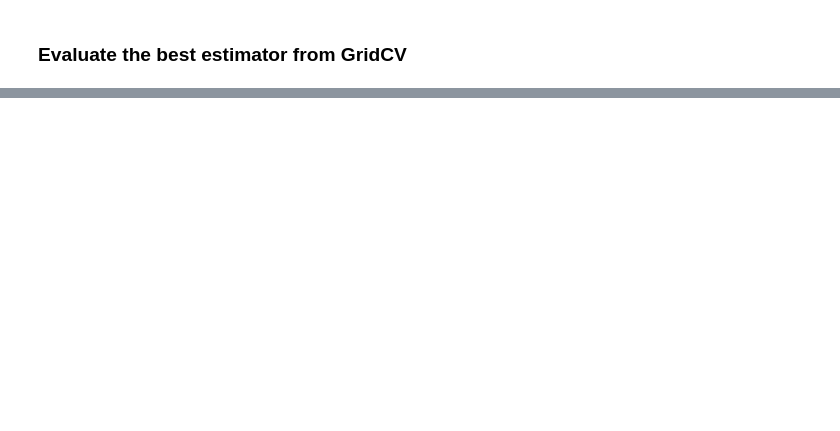
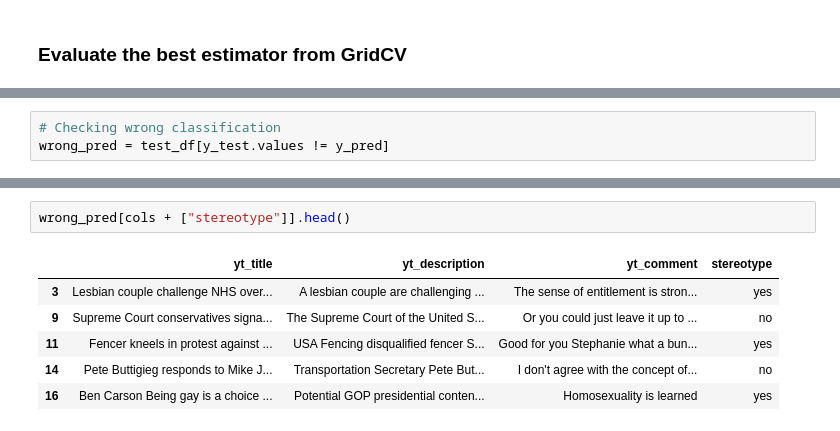
Before and after one commit to MarcoLuw/semal27-stereoqueereval, a Jupyter notebook: experiments/StereoQueerEval_task1.ipynb, the cells around one changed output, grey strips where cells are left out. Cells and saved outputs as stored; diff of their text form; blank space fills up the shorter version.

```diff
--- a/experiments/StereoQueerEval_task1.ipynb
+++ b/experiments/StereoQueerEval_task1.ipynb
@@ -739,0 +738,3 @@ Confusion matrix
+# %%
+# Checking wrong classification
+wrong_pred = test_df[y_test.values != y_pred]
@@ -739,0 +761,9 @@ Confusion matrix
+# %%
+wrong_pred[cols + ["stereotype"]].head()
+# %% [output]
+|  | yt_title | yt_description | yt_comment | stereotype |
+| 3 | Lesbian couple challenge NHS over... | A lesbian couple are challenging ... | The sense of entitlement is stron... | yes |
+| 9 | Supreme Court conservatives signa... | The Supreme Court of the United S... | Or you could just leave it up to ... | no |
+| 11 | Fencer kneels in protest against ... | USA Fencing disqualified fencer S... | Good for you Stephanie what a bun... | yes |
+| 14 | Pete Buttigieg responds to Mike J... | Transportation Secretary Pete But... | I don't agree with the concept of... | no |
+| 16 | Ben Carson Being gay is a choice ... | Potential GOP presidential conten... | Homosexuality is learned | yes |
```
Also changed, not shown: parts of 26 cells of this notebook.
